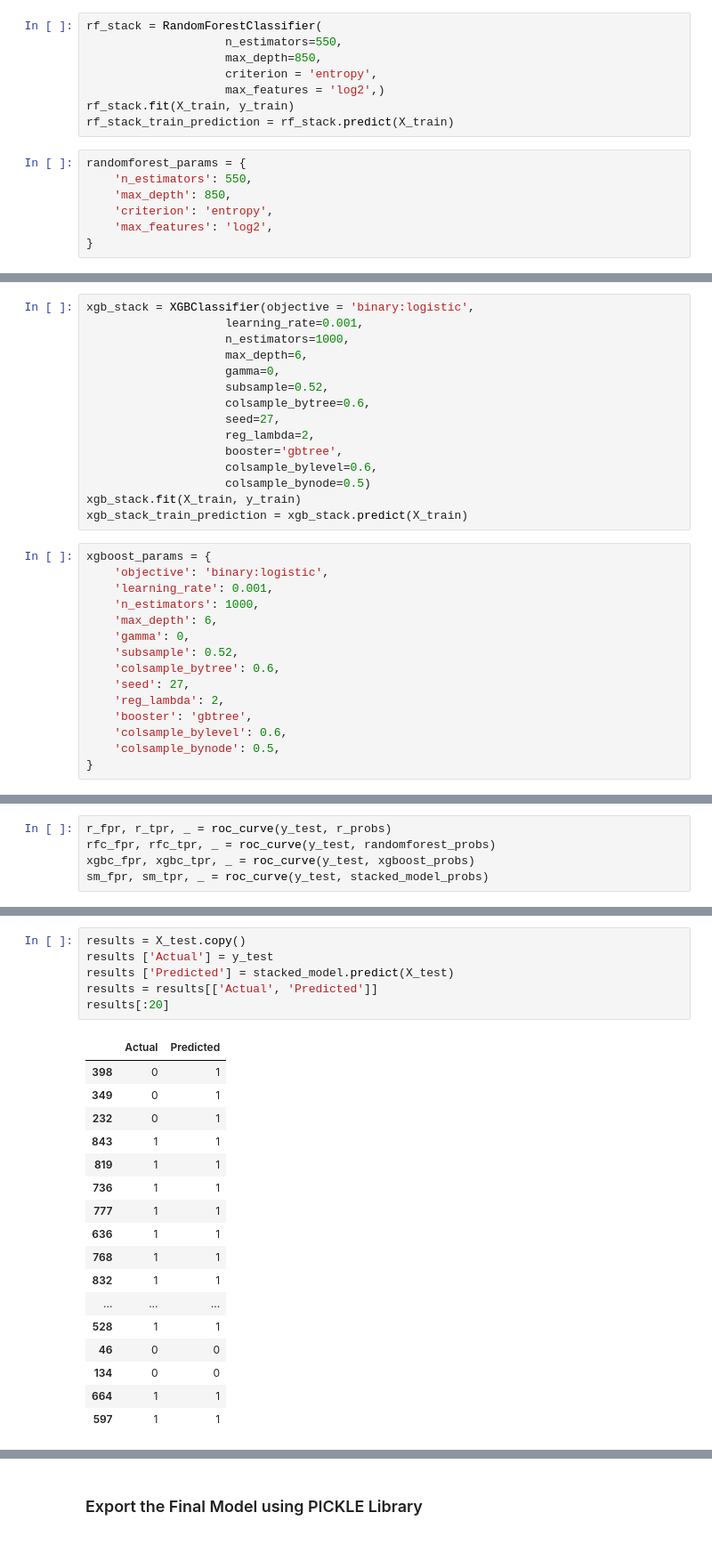
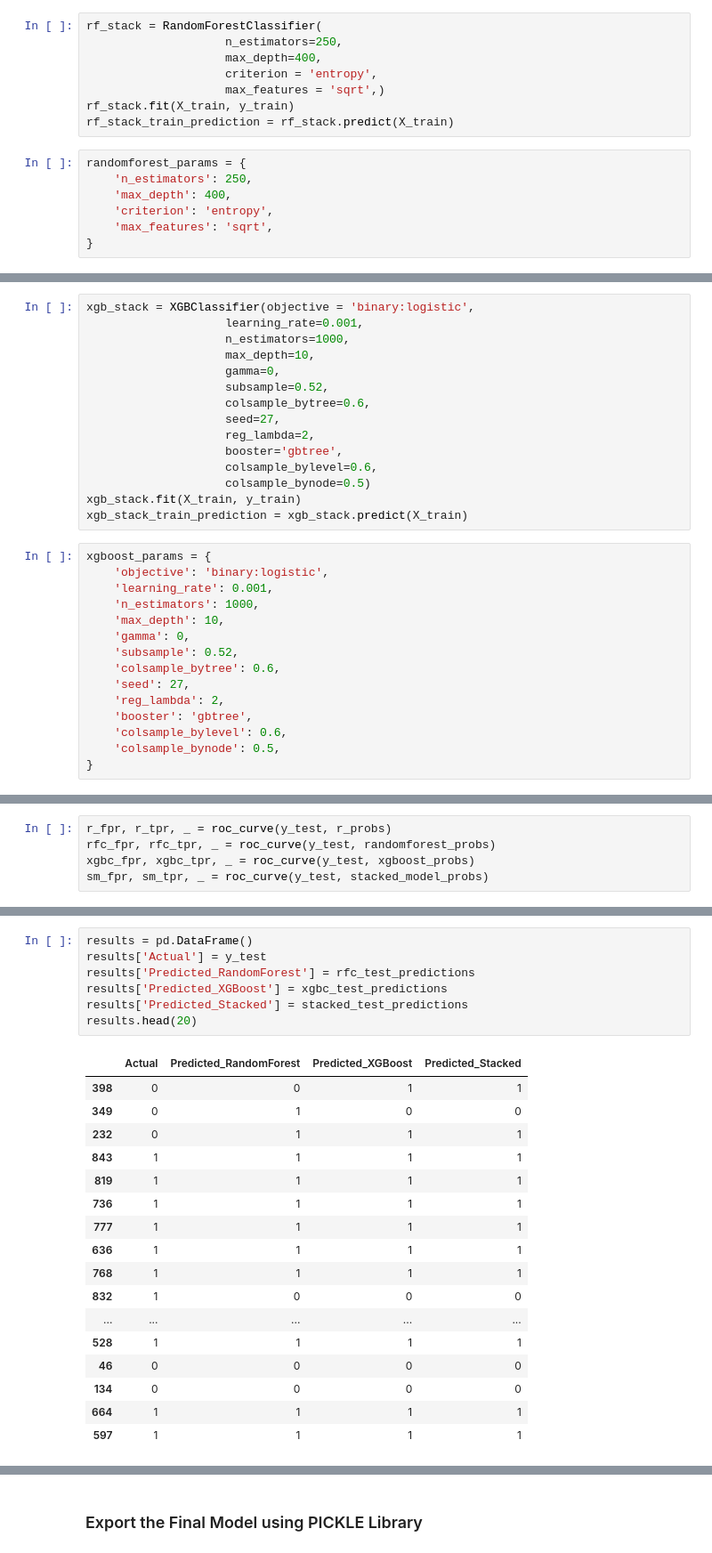
Before and after one commit to Kimchi21/Raisin-Grain-Prediction-Using-a-StackedEnsembleModel, a Jupyter notebook: Raisin_Classification_SEM.ipynb, the cells around one changed output, grey strips where cells are left out. Shown at 89% size. Saved outputs shown, nothing was run; the diff lists cells and outputs as text.

```diff
--- a/Raisin_Classification_SEM.ipynb
+++ b/Raisin_Classification_SEM.ipynb
@@ -236,16 +236,16 @@ Tuned Decision for Random Forest Best Parameters: {'n_estimators': 550, 'max_fea
 Best Score Generated is: 0.8625
 # %%
 rf_stack = RandomForestClassifier(
-                    n_estimators=550,
-                    max_depth=850,
+                    n_estimators=250,
+                    max_depth=400,
                     criterion = 'entropy',
-                    max_features = 'log2',)
+                    max_features = 'sqrt',)
 rf_stack.fit(X_train, y_train)
 rf_stack_train_prediction = rf_stack.predict(X_train)
 # %%
 randomforest_params = {
-    'n_estimators': 550,
-    'max_depth': 850,
+    'n_estimators': 250,
+    'max_depth': 400,
     'criterion': 'entropy',
-    'max_features': 'log2',
+    'max_features': 'sqrt',
 }
@@ -277,7 +277,7 @@ Best score is 0.8638888888888889:
 xgb_stack = XGBClassifier(objective = 'binary:logistic',
                     learning_rate=0.001,
                     n_estimators=1000,
-                    max_depth=6,
+                    max_depth=10,
                     gamma=0,
                     subsample=0.52,
                     colsample_bytree=0.6,
@@ -293,7 +293,7 @@ xgboost_params = {
     'objective': 'binary:logistic',
     'learning_rate': 0.001,
     'n_estimators': 1000,
-    'max_depth': 6,
+    'max_depth': 10,
     'gamma': 0,
     'subsample': 0.52,
     'colsample_bytree': 0.6,
@@ -506,27 +509,28 @@ plt.show()
 # %%
-results = X_test.copy()
-results ['Actual'] = y_test
-results ['Predicted'] = stacked_model.predict(X_test)
-results = results[['Actual', 'Predicted']]
-results[:20]
+results = pd.DataFrame()
+results['Actual'] = y_test
+results['Predicted_RandomForest'] = rfc_test_predictions
+results['Predicted_XGBoost'] = xgbc_test_predictions
+results['Predicted_Stacked'] = stacked_test_predictions
+results.head(20)
 # %% [output]
-|  | Actual | Predicted |
-| 398 | 0 | 1 |
-| 349 | 0 | 1 |
-| 232 | 0 | 1 |
-| 843 | 1 | 1 |
-| 819 | 1 | 1 |
-| 736 | 1 | 1 |
-| 777 | 1 | 1 |
-| 636 | 1 | 1 |
-| 768 | 1 | 1 |
-| 832 | 1 | 1 |
-| ... | ... | ... |
-| 528 | 1 | 1 |
-| 46 | 0 | 0 |
-| 134 | 0 | 0 |
-| 664 | 1 | 1 |
-| 597 | 1 | 1 |
+|  | Actual | Predicted_RandomForest | Predicted_XGBoost | Predicted_Stacked |
+| 398 | 0 | 0 | 1 | 1 |
+| 349 | 0 | 1 | 0 | 0 |
+| 232 | 0 | 1 | 1 | 1 |
+| 843 | 1 | 1 | 1 | 1 |
+| 819 | 1 | 1 | 1 | 1 |
+| 736 | 1 | 1 | 1 | 1 |
+| 777 | 1 | 1 | 1 | 1 |
+| 636 | 1 | 1 | 1 | 1 |
+| 768 | 1 | 1 | 1 | 1 |
+| 832 | 1 | 0 | 0 | 0 |
+| ... | ... | ... | ... | ... |
+| 528 | 1 | 1 | 1 | 1 |
+| 46 | 0 | 0 | 0 | 0 |
+| 134 | 0 | 0 | 0 | 0 |
+| 664 | 1 | 1 | 1 | 1 |
+| 597 | 1 | 1 | 1 | 1 |
 # %% [markdown]
 The table shows actual and predicted values for the binary classification for classifyying raisins into Kecimen (0) and Besni (1). Here's the breakdown of the table:
 
```
Also changed, not shown: parts of 14 cells of this notebook, 3 other files.
